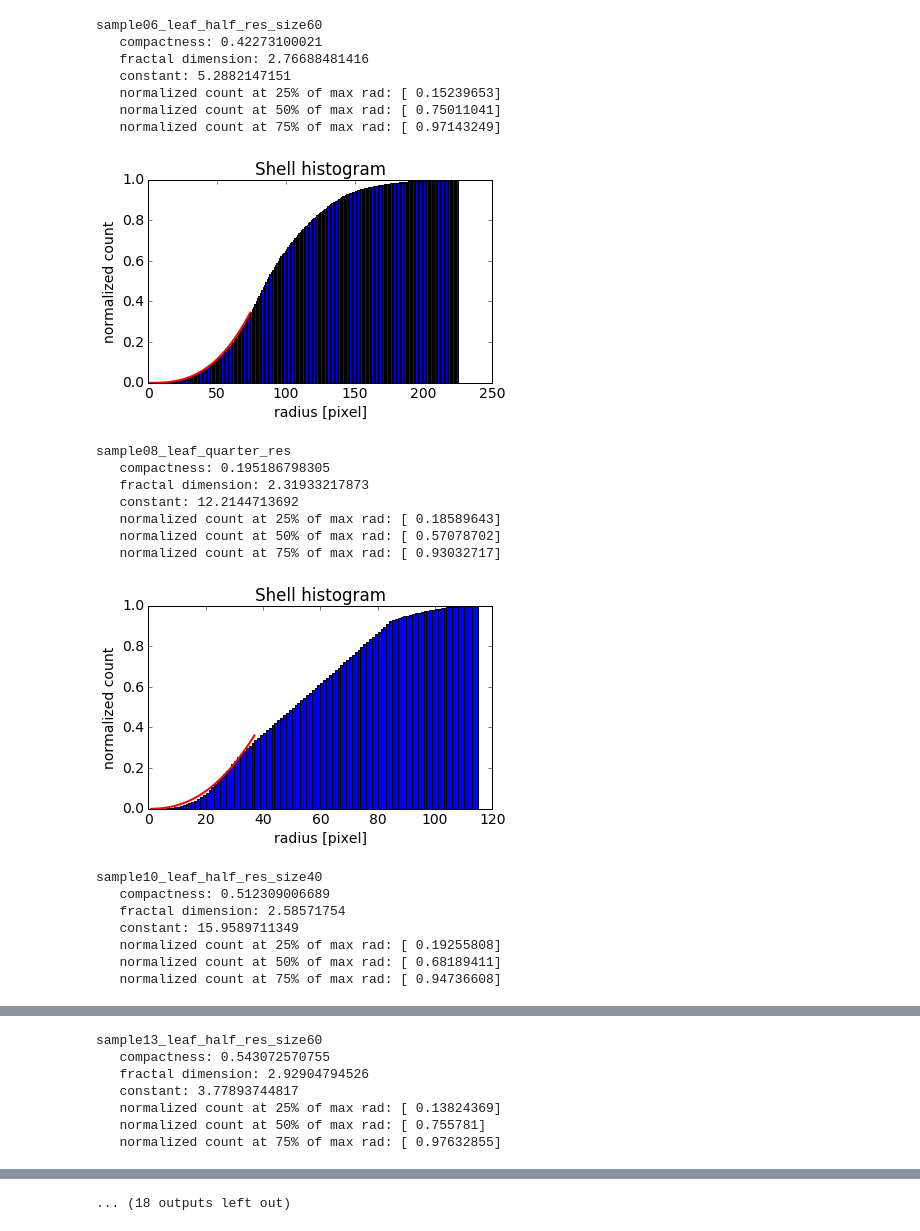
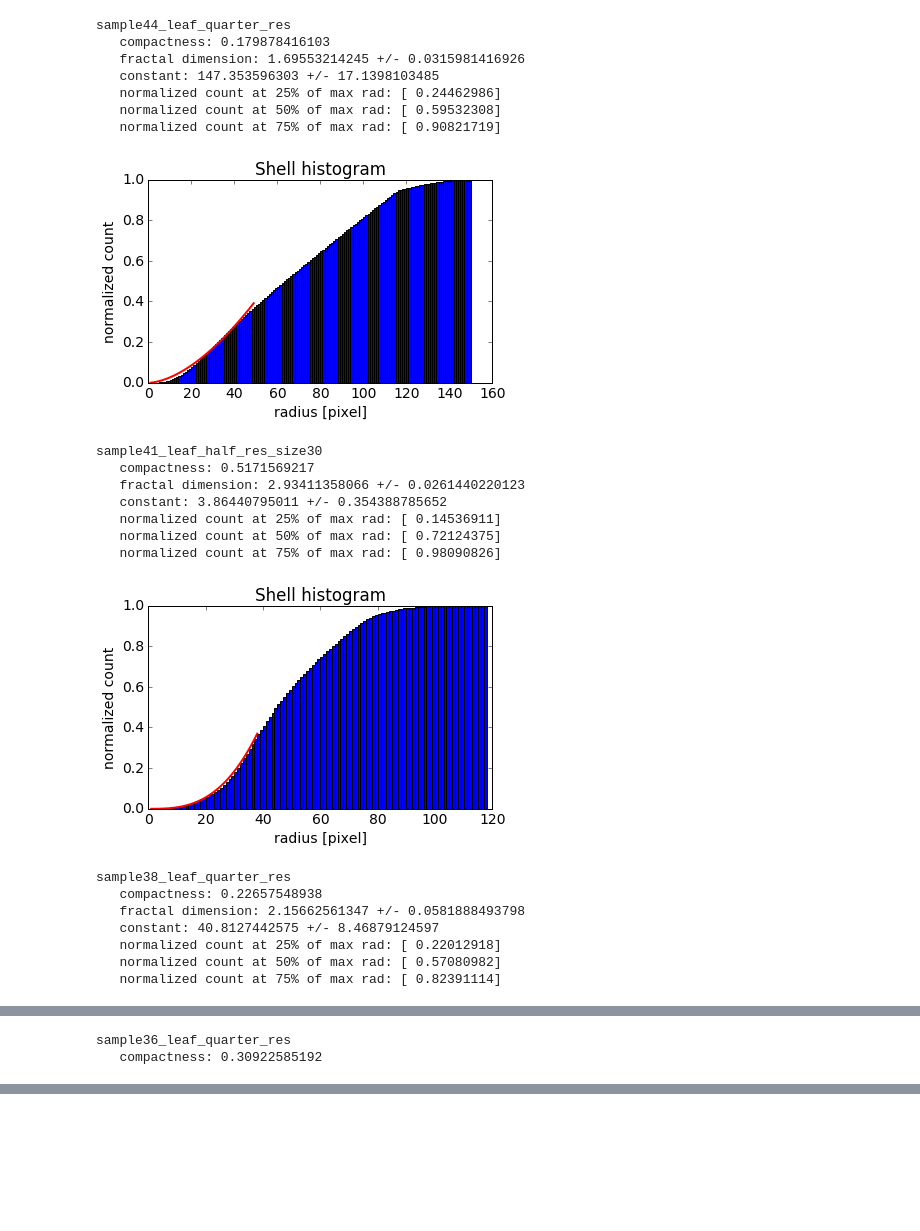
Before and after one commit to brown-ccv/bud_segment, a Jupyter notebook: leaf_properties.ipynb, the cells around one changed output, grey strips where cells are left out. Drawn from its saved outputs; the diff is of its cells as text; code cells hidden in the pictures; blank space fills up the shorter version.

Commit message:
shell histogram, fractal dimension, one sigma error

```diff
--- a/leaf_properties.ipynb
+++ b/leaf_properties.ipynb
@@ -25,7 +25,7 @@ def func(x, C, D):
     return C*x**D
 
 # go through the files and calculate properties
-for f in files:
+for f in files[::-1]:
     leaf = NiftiImage(f).asarray()
 
     X,Y,Z = leaf.nonzero()
@@ -54,56 +54,58 @@ for f in files:
     if np.max(count) != np.sum(leaf):
         print 'problem with shell histo'
         print np.max(count), np.sum(leaf)
         raise ValueError
 
     max_rad = np.max(radii[1:][count < np.max(count)])
 
     # fit power law
-    C,D = curve_fit(func, radii[1:max_rad/3], count[1:max_rad/3],bounds = ([0e0,1e0],[np.inf,3e0]))[0]
+    [C,D], pcov = curve_fit(func, radii[1:max_rad/3], count[1:max_rad/3],bounds = ([0e0,1e0],[np.inf,3e0]))
 
-    print '   fractal dimension:',D
-    print '   constant:',C
+    perr = np.sqrt(np.diag(pcov))
+
+    print '   fractal dimension:',D,'+/-',perr[1]
+    print '   constant:',C,'+/-',perr[0]
     print '   normalized count at 25% of max rad:',count[radii[1:] == int(max_rad/4e0)]/np.max(count)
     print '   normalized count at 50% of max rad:',count[radii[1:] == int(max_rad/2e0)]/np.max(count)
     print '   normalized count at 75% of max rad:',count[radii[1:] == int(3e0*max_rad/4e0)]/np.max(count)
 
 
     plt.bar(radii[:-1][count < np.max(count)],1e0*count[count < np.max(count)]/np.max(count),width=1)
     plt.plot(radii[1:max_rad/3],C*radii[1:max_rad/3]**D/np.max(count),'r',linewidth=2)
     plt.xlabel('radius [pixel]')
     plt.ylabel('normalized count')
     plt.title('Shell histogram')
     plt.tight_layout()
     plt.savefig('imgs/shell_histo/shell_histo_'+f[11:-7]+'.png',dpi=100)
     plt.show()
     plt.close()
 
 
     file_name = 'data_files/shell_hist_'+f[11:-7]+'.dat'
     f = open(file_name,'w')
     pickle.dump([count,radii],f)
     f.close()
 # %% [output]
-sample06_leaf_half_res_size60
-   compactness: 0.42273100021
-   fractal dimension: 2.76688481416
-   constant: 5.2882147151
-   normalized count at 25% of max rad: [ 0.15239653]
-   normalized count at 50% of max rad: [ 0.75011041]
-   normalized count at 75% of max rad: [ 0.97143249]
+sample44_leaf_quarter_res
+   compactness: 0.179878416103
+   fractal dimension: 1.69553214245 +/- 0.0315981416926
+   constant: 147.353596303 +/- 17.1398103485
+   normalized count at 25% of max rad: [ 0.24462986]
+   normalized count at 50% of max rad: [ 0.59532308]
+   normalized count at 75% of max rad: [ 0.90821719]
-[figure, old version]
+[figure, new version]
-sample08_leaf_quarter_res
-   compactness: 0.195186798305
-   fractal dimension: 2.31933217873
-   constant: 12.2144713692
-   normalized count at 25% of max rad: [ 0.18589643]
-   normalized count at 50% of max rad: [ 0.57078702]
-   normalized count at 75% of max rad: [ 0.93032717]
+sample41_leaf_half_res_size30
+   compactness: 0.5171569217
+   fractal dimension: 2.93411358066 +/- 0.0261440220123
+   constant: 3.86440795011 +/- 0.354388785652
+   normalized count at 25% of max rad: [ 0.14536911]
+   normalized count at 50% of max rad: [ 0.72124375]
+   normalized count at 75% of max rad: [ 0.98090826]
-[figure, old version]
+[figure, new version]
-sample10_leaf_half_res_size40
-   compactness: 0.512309006689
-   fractal dimension: 2.58571754
-   constant: 15.9589711349
-   normalized count at 25% of max rad: [ 0.19255808]
-   normalized count at 50% of max rad: [ 0.68189411]
-   normalized count at 75% of max rad: [ 0.94736608]
+sample38_leaf_quarter_res
+   compactness: 0.22657548938
+   fractal dimension: 2.15662561347 +/- 0.0581888493798
+   constant: 40.8127442575 +/- 8.46879124597
+   normalized count at 25% of max rad: [ 0.22012918]
+   normalized count at 50% of max rad: [ 0.57080982]
+   normalized count at 75% of max rad: [ 0.82391114]
@@ -111,7 +113,2 @@ sample10_leaf_half_res_size40
-sample13_leaf_half_res_size60
-   compactness: 0.543072570755
-   fractal dimension: 2.92904794526
-   constant: 3.77893744817
-   normalized count at 25% of max rad: [ 0.13824369]
-   normalized count at 50% of max rad: [ 0.755781]
-   normalized count at 75% of max rad: [ 0.97632855]
+sample36_leaf_quarter_res
+   compactness: 0.30922585192
@@ -135 +114,0 @@ sample17_leaf_half_res_size50
-... (18 outputs left out)
```
Also changed, not shown: parts of 1 cell of this notebook.
